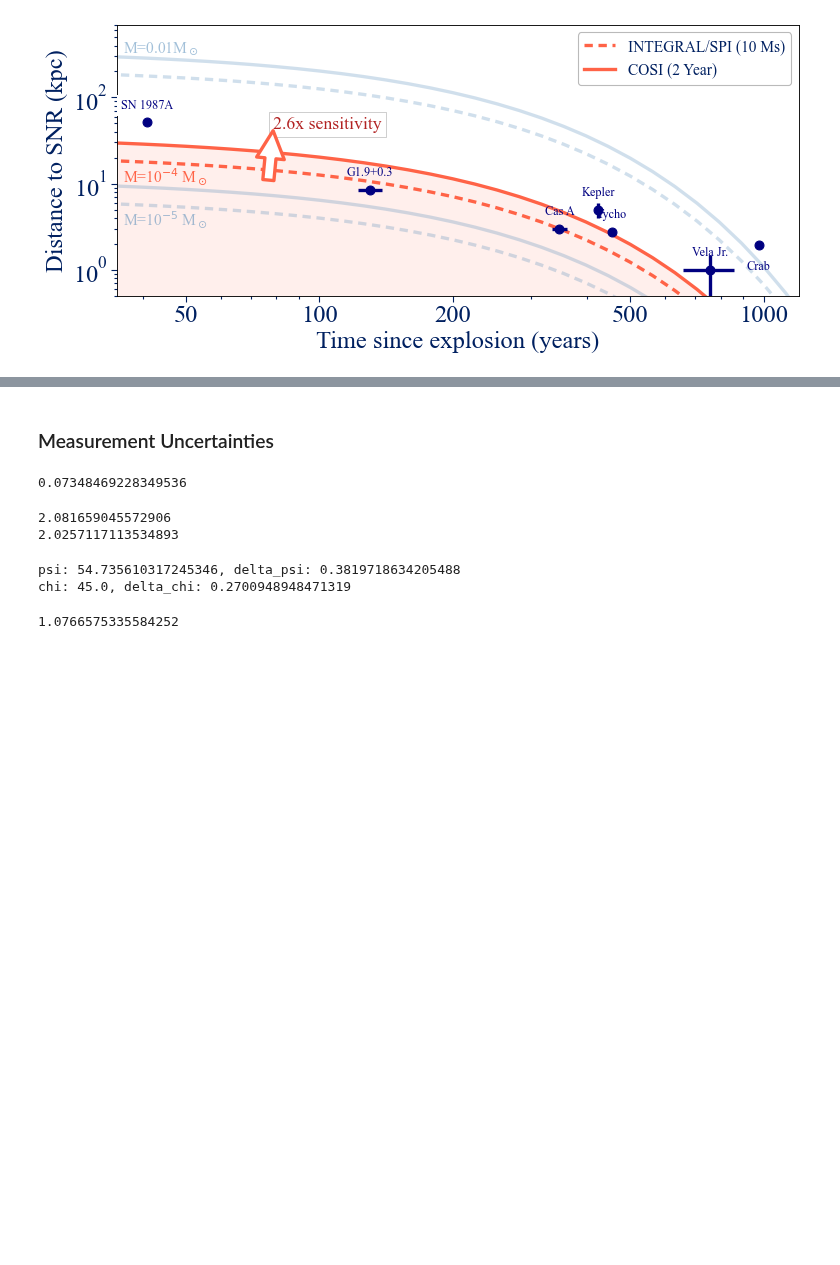
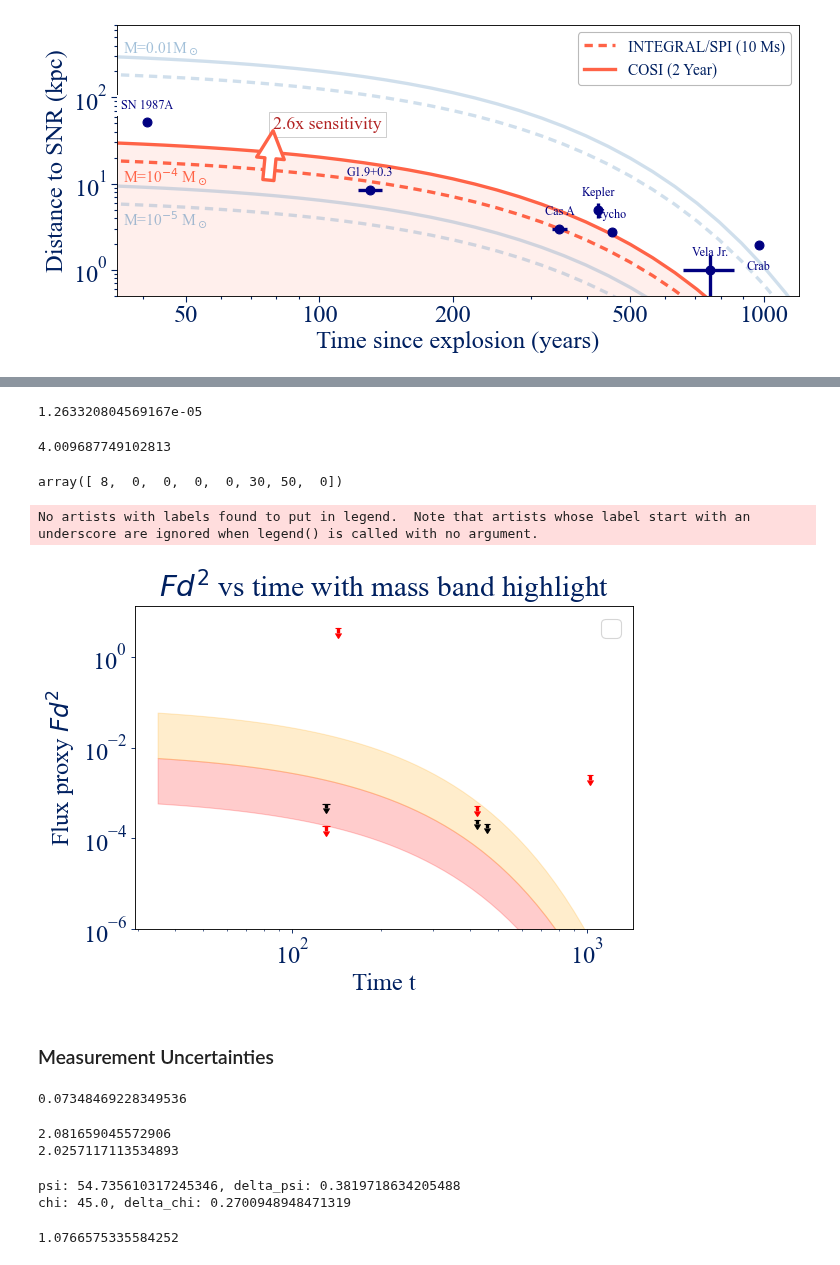
Before and after one commit to avalluvan/cosipy, a Jupyter notebook: docs/unbinned/image_deconvolution/PSF_visualization.ipynb, the cells around one changed output, grey strips where cells are left out. Saved outputs shown, nothing was run; the diff lists cells and outputs as text; code cells hidden in the pictures; blank space fills up the shorter version.

```diff
--- a/docs/unbinned/image_deconvolution/PSF_visualization.ipynb
+++ b/docs/unbinned/image_deconvolution/PSF_visualization.ipynb
@@ -1341,0 +1362,4 @@ plt.show()
+# %%
+F(1.26e-1 * 2/3, 2.18, 1008)
+# %% [output]
+1.263320804569167e-05
@@ -1341,0 +1393,75 @@ plt.show()
+# %%
+M_from_F(7e-4, 2, 1010)
+# %% [output]
+4.009687749102813
+# %%
+M_W20 = np.array([0.3e-4, 4.0e-4, 4.8e-4, np.nan, np.nan,
+                 np.nan, np.nan, np.nan])
+
+M_W24 = np.array([9.6e-6, 8e-4, np.nan, np.nan, 0.25,
+                 np.nan, np.nan, 4])
+# %%
+F_from_M = F
+# %%
+terr
+# %% [output]
+array([ 8,  0,  0,  0,  0, 30, 50,  0])
+# %%
+import numpy as np
+import matplotlib.pyplot as plt
+
+# --- inputs ---
+# t = np.array(...)      # time
+# d = np.array(...)      # distance
+F = F_W20      # flux
+M = M_W20      # mass
+
+# --- derived variable ---
+t1 = np.geomspace(35, 1.2e3)
+y_e5 = F_from_M(1e-5, 1, t1)
+y_e4 = F_from_M(1e-4, 1, t1)
+y_e3 = F_from_M(1e-3, 1, t1)
+
+# --- plot ---
+plt.figure(figsize=(8,6))
+plt.fill_between(t1, y_e5, y_e4, color='red', alpha=0.2)
+plt.fill_between(t1, y_e4, y_e3, color='orange', alpha=0.2)
+
+# full scatter colored by mass
+Y = F_from_M(M, d, t) * d**2  # flux-distance squared product
+for i in range(len(t)):
+    plt.errorbar(
+        t[i], Y[i],
+        yerr=0.2*Y[i],      # arrow length
+        uplims=True,
+        fmt='_',          # horizontal bar
+        color='k',
+        capsize=3,
+        ms=terr[i]
+    )
+Y = F_from_M(M_W24, d, t) * d**2  # flux-distance squared product
+for i in range(len(t)):
+    plt.errorbar(
+        t[i], Y[i],
+        yerr=0.2*Y[i],      # arrow length
+        uplims=True,
+        fmt='_',          # horizontal bar
+        color='r',
+        capsize=3,
+        ms=terr[i]
+    )
+# sc = plt.scatter(t, Y, marker='v', c=M, cmap='viridis', s=50)
+# plt.colorbar(sc, label='M')
+
+plt.xlabel('Time t')
+plt.ylabel(r'Flux proxy $F d^2$')
+plt.xscale('log')
+plt.yscale('log')
+plt.ylim(bottom=1e-6)
+plt.title(r'$F d^2$ vs time with mass band highlight')
+plt.legend()
+plt.tight_layout()
+plt.show()
+# %% [output]
+No artists with labels found to put in legend.  Note that artists whose label start with an underscore are ignored when legend() is called with no argument.
+[figure, added]
```
Also changed, not shown: parts of 15 cells of this notebook, 2 other files.
